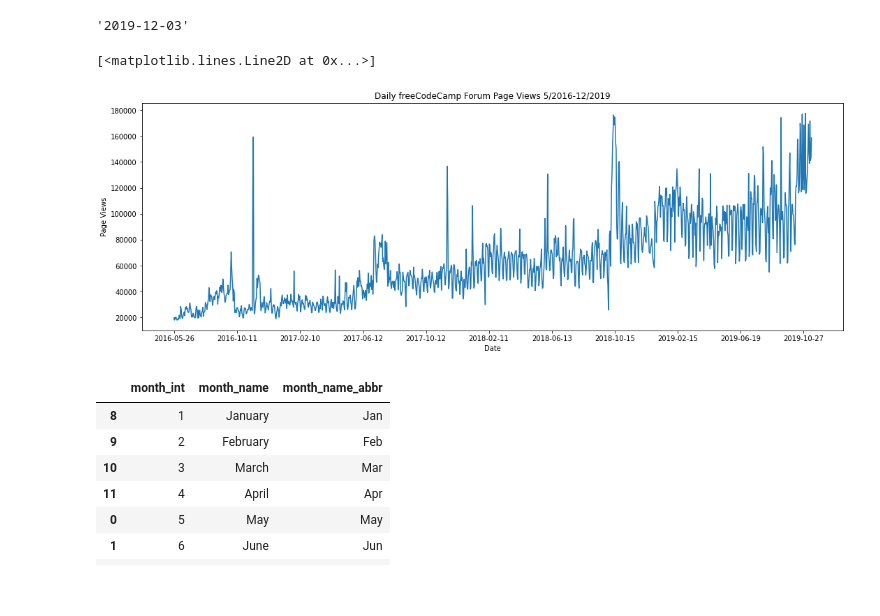
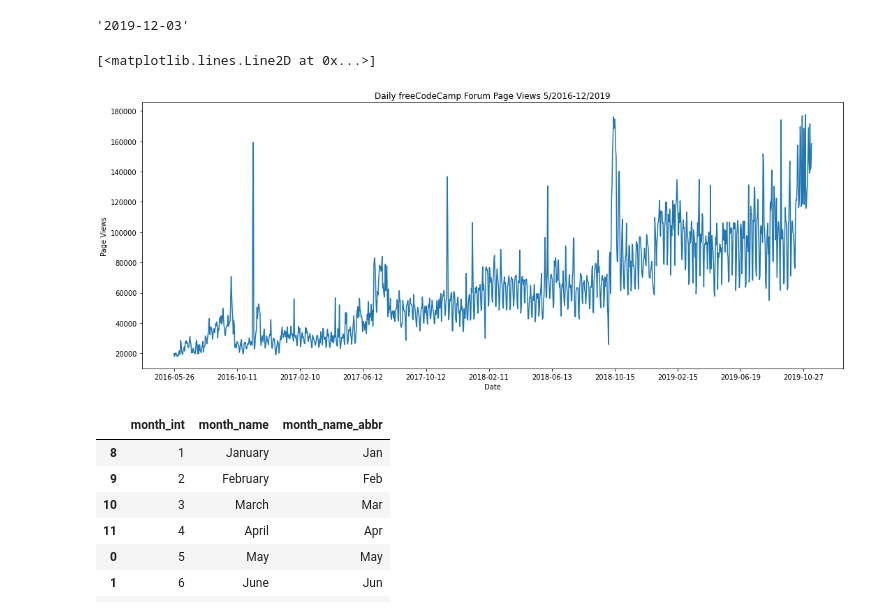
Before and after one commit to Binyoh1/Page-View-Time-Series-Visualizer, a Jupyter notebook: notebook.ipynb, the cells around one changed output. Drawn from its saved outputs; the diff is of its cells as text; code cells hidden in the pictures; blank space fills up the shorter version.

```diff
--- a/notebook.ipynb
+++ b/notebook.ipynb
@@ -84,16 +84,16 @@ df_clean.index.max()
 '2019-12-03'
 # %%
 # Line plot of average page views over time
-plt.figure(figsize=(18,6))
+plt.figure(figsize=(18,7))
 fig1 = plt.plot(df_clean)
 plt.xticks(np.arange(np.argmin(df_clean), np.argmax(df_clean), 122))
 plt.title("Daily freeCodeCamp Forum Page Views 5/2016-12/2019")
 plt.xlabel("Date")
 plt.ylabel("Page Views")
 fig1
 # %% [output]
 [<matplotlib.lines.Line2D at 0x...>]
-[figure, old version]
+[figure, new version]
 # %%
 # Arranging month dataframe to create ordered lists of month names (full and abbreviated)
 month_name = pd.Series((pd.DatetimeIndex(df_clean.index).month_name()).unique())
```
